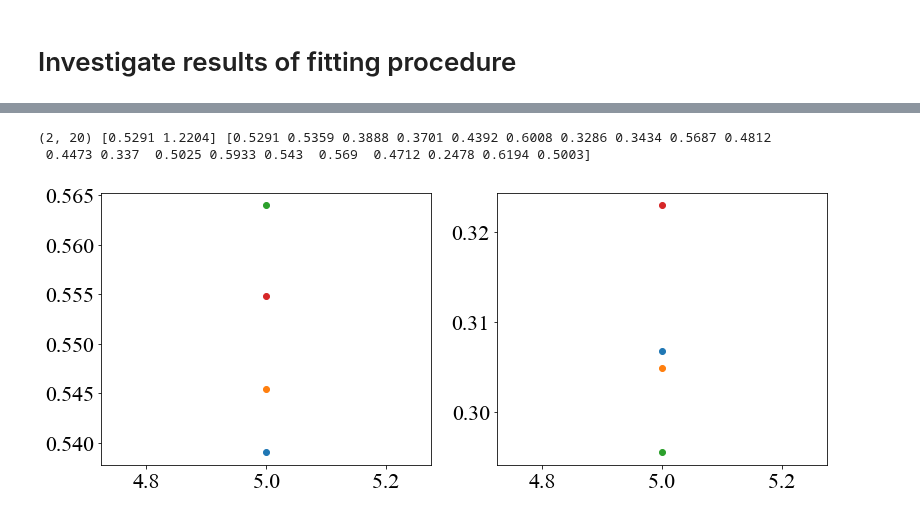
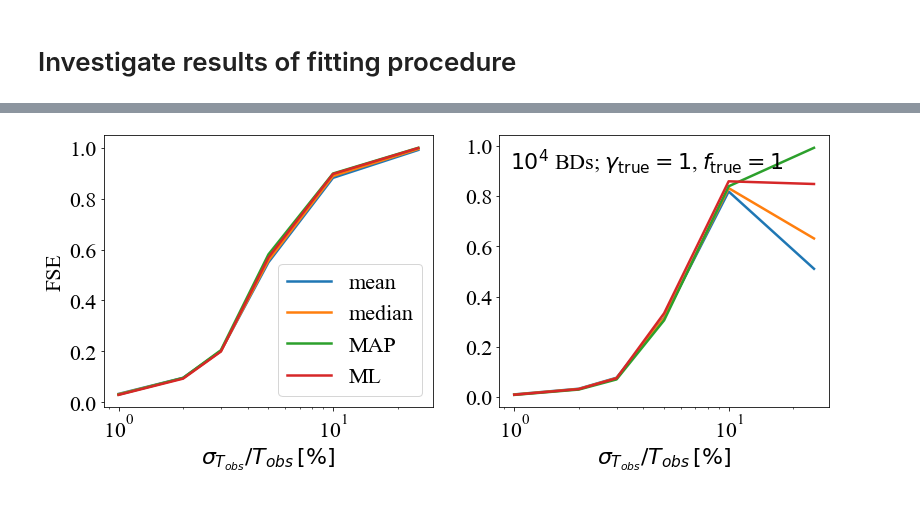
Before and after one commit to SvPoder/exoplanets, a Jupyter notebook: jupyter-notebook/reconstructed_DM.ipynb, the cells around one changed output, grey strips where cells are left out. Saved outputs shown, nothing was run; the diff lists cells and outputs as text; code cells hidden in the pictures.

```diff
--- a/jupyter-notebook/reconstructed_DM.ipynb
+++ b/jupyter-notebook/reconstructed_DM.ipynb
@@ -24,50 +61,57 @@ rc('font', family='times new roman', size=22.)
 # %%
-rel_unc_Tobs = [0.01, 0.02, 0.03, 0.05, 0.10, 0.25, 0.50]
+rel_unc_Tobs = [0.01, 0.02, 0.03, 0.05, 0.10, 0.25]#, 0.50]
 
 mean = {}; median = {}; MAP = {}; ML = {};
 
 for rel_unc in rel_unc_Tobs:
-    data = np.genfromtxt("../results/bayesian/statistics.dat", unpack=True)
+    data = np.genfromtxt(("../results/bayesian/statistics_game0_uncTobs_%.2f.dat" %rel_unc), unpack=True)
     mean[rel_unc]   = np.array((data[0], data[1]))
     #print(mean[rel_unc].shape, mean[rel_unc][:, 0], mean[rel_unc][0])
     median[rel_unc] = np.array((data[2], data[3]))
     MAP[rel_unc]    = np.array((data[4], data[5]))
     ML[rel_unc]     = np.array((data[6], data[7]))
-# %% [output]
-(2, 20) [0.5291 1.2204] [0.5291 0.5359 0.3888 0.3701 0.4392 0.6008 0.3286 0.3434 0.5687 0.4812
- 0.4473 0.337  0.5025 0.5933 0.543  0.569  0.4712 0.2478 0.6194 0.5003]
 # %%
-f_true     = 1.
-gamma_true = 1.
-true       = [f_true, gamma_true]
-rank       = mean[rel_unc].shape[1]
-D          = mean[rel_unc].shape[0] # dimension parameter space
-FSE        = np.zeros((D, 4))
+f_true        = 1.
+gamma_true    = 1.
+true          = [f_true, gamma_true]
+rank          = mean[rel_unc].shape[1]
+D             = mean[rel_unc].shape[0] # dimension parameter space
+FSE           = {}
+FSE["mean"]   = []
+FSE["median"] = []
+FSE["MAP"]    = []
+FSE["ML"]     = []
 
 for i in range(D):
-    FSE[i][0] = []; FSE[i][1] = []; FSE[i][2] = []; FSE[i][3] = []
+    FSE["mean"].append([])
+    FSE["median"].append([])
+    FSE["MAP"].append([])
+    FSE["ML"].append([])
     for rel_unc in rel_unc_Tobs:
-        FSE[i][0].append(np.sqrt(1/rank*np.sum(np.power(mean[rel_unc][i] - true[i], 2)))/true[i])
-        FSE[i][1].append(np.sqrt(1/rank*np.sum(np.power(median[rel_unc][i] - true[i], 2)))/true[i])
-        FSE[i][2].append(np.sqrt(1/rank*np.sum(np.power(MAP[rel_unc][i] - true[i], 2)))/true[i])
-        FSE[i][3].append(np.sqrt(1/rank*np.sum(np.power(ML[rel_unc][i] - true[i], 2)))/true[i])
+        FSE["mean"][i].append(np.sqrt(1/rank*np.sum(np.power(mean[rel_unc][i] - true[i], 2)))/true[i])
+        FSE["median"][i].append(np.sqrt(1/rank*np.sum(np.power(median[rel_unc][i] - true[i], 2)))/true[i])
+        FSE["MAP"][i].append(np.sqrt(1/rank*np.sum(np.power(MAP[rel_unc][i] - true[i], 2)))/true[i])
+        FSE["ML"][i].append(np.sqrt(1/rank*np.sum(np.power(ML[rel_unc][i] - true[i], 2)))/true[i])
 # %%
 fig, ax = plt.subplots(1, 2, figsize=(13, 5))
 
-rel_unc_Tobs = [1, 2, 3, 5, 10, 25, 50]
+rel_unc_Tobs = [1, 2, 3, 5, 10, 25]#, 50]
 labels       = ["mean", "median", "MAP", "ML"]
 
 for k in range(4):
-    ax[0].scatter(rel_unc_Tobs, FSE[0][k], label=labels[k])
-    ax[1].scatter(rel_unc_Tobs, FSE[1][k])
+    ax[0].plot(rel_unc_Tobs, FSE[labels[k]][0], label=labels[k], lw=2.5)
+    ax[1].plot(rel_unc_Tobs, FSE[labels[k]][1], lw=2.5)
 
 ax[0].legend(frameon=True)
 ax[0].set_ylabel("FSE")
 ax[0].set_xlabel(r"$\sigma_{T_{obs}}/T_{obs}\, [\%]$")
 ax[1].set_xlabel(r"$\sigma_{T_{obs}}/T_{obs}\, [\%]$")
 
-text_box = AnchoredText(r"$10^4$ BDs; $\gamma_{\rm true}=1$, $f_{\rm true}=1$", frameon=False, loc=1, pad=0.01)
+text_box = AnchoredText(r"$10^4$ BDs; $\gamma_{\rm true}=1$, $f_{\rm true}=1$", frameon=False, loc=2, pad=0.01)
 plt.setp(text_box.patch, facecolor="white")
 ax[1].add_artist(text_box)
+
+ax[0].set_xscale("log")
+ax[1].set_xscale("log")
 # %% [output]
-[figure, old version]
+[figure, new version]
```
Also changed, not shown: parts of 5 cells of this notebook, 1 other file.
